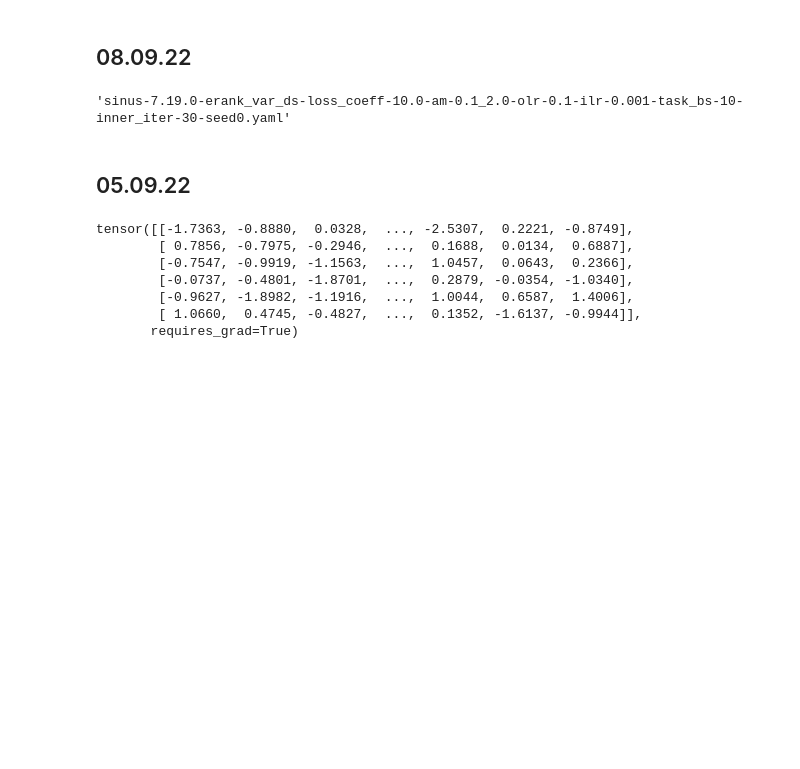
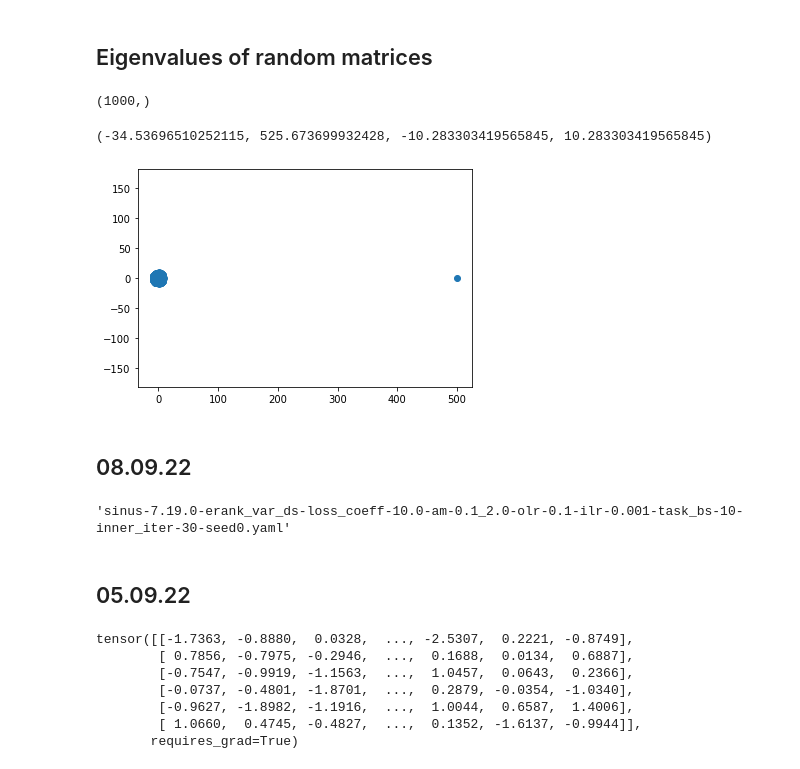
Before and after one commit to maximilianmbeck/erank, a Jupyter notebook: notebooks/X.X-debug copy.ipynb, the cells around one changed output. Cells and saved outputs as stored; diff of their text form; code cells hidden in the pictures; blank space fills up the shorter version.

```diff
--- a/notebooks/X.X-debug copy.ipynb
+++ b/notebooks/X.X-debug copy.ipynb
@@ -23,3 +40,19 @@ torch.nn.utils.clip_grad
+# %% [markdown]
+## Eigenvalues of random matrices
+# %%
+# m = np.random.default_rng().normal(size=(1000,1000))
+m = np.random.default_rng().random(size=(1000,1000))
+m_eigvals = np.linalg.eigvals(m)
+# %%
+m_eigvals.real.shape
+# %% [output]
+(1000,)
+# %%
+plt.scatter(m_eigvals.real, m_eigvals.imag)
+plt.axis('equal')
+# %% [output]
+(-34.53696510252115, 525.673699932428, -10.283303419565845, 10.283303419565845)
+[figure, added]
 # %% [markdown]
 ## 08.09.22
 # %%
```
Also changed, not shown: parts of 6 cells of this notebook, 3 other files.
